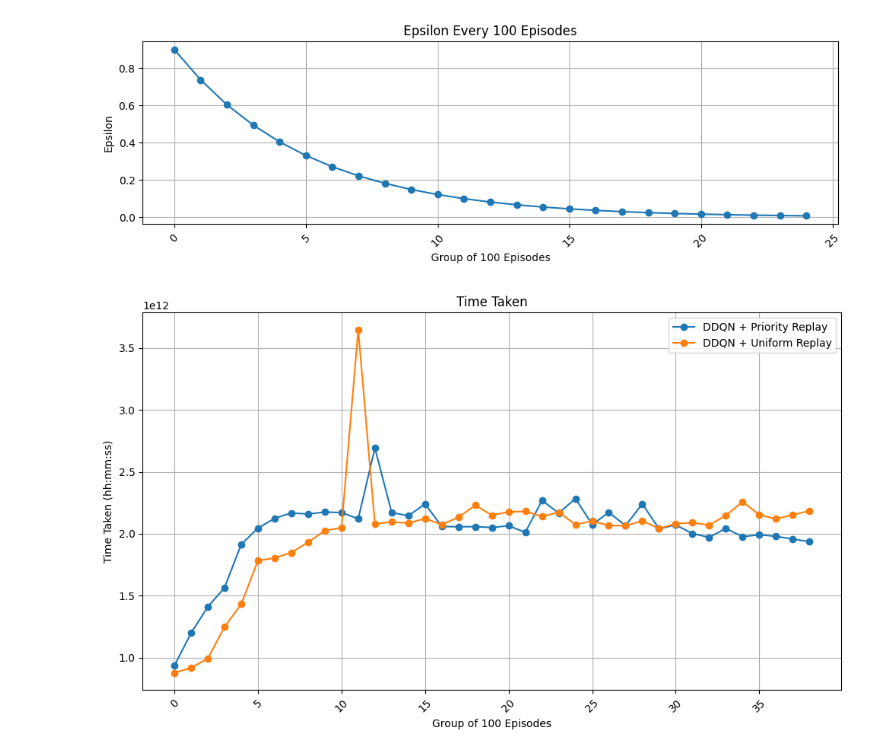
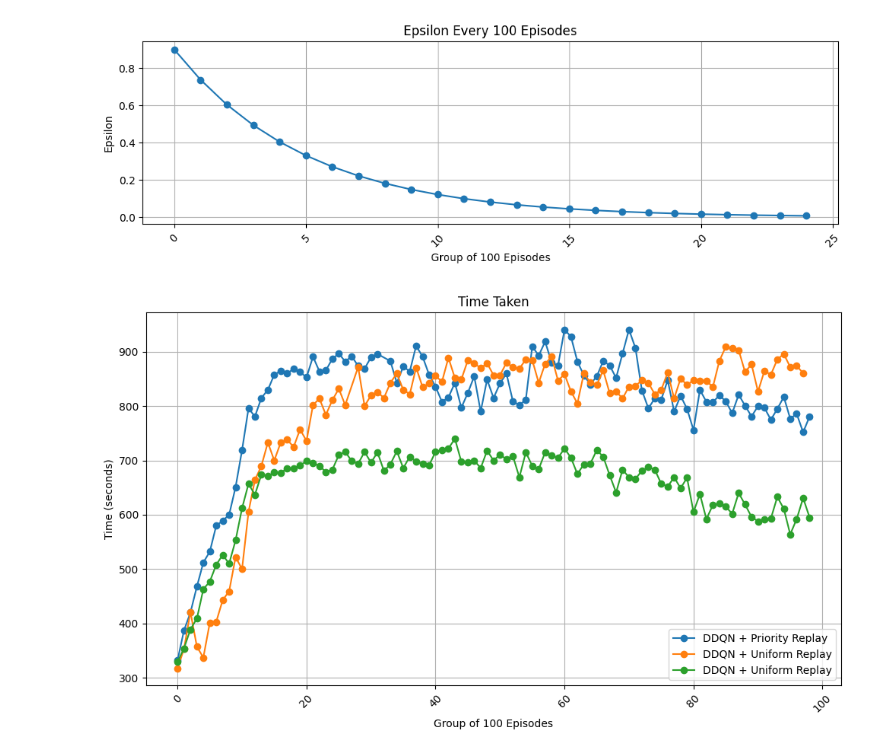
Before and after one commit to ken-tn/gymnasium-exploration, a Jupyter notebook: results-analyser.ipynb, the cells around one changed output. Saved outputs shown, nothing was run; the diff lists cells and outputs as text; code cells hidden in the pictures.

```diff
--- a/results-analyser.ipynb
+++ b/results-analyser.ipynb
@@ -6,23 +6,26 @@ import pickle
 experimentName = "combined_heuristic_convolution"
 with open("results/{}.pkl".format(experimentName), 'rb') as resultsFile:
     results = pickle.load(resultsFile)
-    del results[-1]
 
     df = pd.DataFrame(results)
 
 experimentName = "combined_heuristic_convolution_nopriority"
 with open("results/{}.pkl".format(experimentName), 'rb') as resultsFile:
     results = pickle.load(resultsFile)
-    del results[-1]
 
     df1 = pd.DataFrame(results)
 
 experimentName = "combined_heuristic_convolution_dqn"
 with open("results/{}.pkl".format(experimentName), 'rb') as resultsFile:
     results = pickle.load(resultsFile)
-    del results[-1]
 
     df2 = pd.DataFrame(results)
 
-def remove_last(group):
-    return group.iloc[:-1]
+def load_df(fileName, grouping = None):
+    with open("results/{}.pkl".format(fileName), 'rb') as resultsFile:
+        results = pickle.load(resultsFile)
+        df_temp = pd.DataFrame(results)
+        if grouping:
+            df_temp = df_temp.groupby((df_temp['episode']) // grouping)
+
+        return df_temp
@@ -105,37 +257,37 @@ plt.show()
 # %% [output]
 [figure]
 # %%
-# Calculate the time difference between consecutive steps
-df['time_diff'] = df['timestamp'].diff()
-df1['time_diff'] = df1['timestamp'].diff()
-
-# Compute the average time difference
-average_time_diff = df['time_diff'].mean()
-average_time_diff1 = df1['time_diff'].mean()
-
-# Filter out rows where the time difference is greater than the average time difference by a factor of 3
-df_filtered = df[df['time_diff'] <= 1 * average_time_diff]
-df_filtered1 = df1[df1['time_diff'] <= 1 * average_time_diff1]
-
 # Group the DataFrame by every 100 episodes
-grouped = df.groupby((df_filtered['episode']) // 250)
-grouped1 = df1.groupby((df_filtered1['episode']) // 250)
+grouped = df.groupby((df['episode']) // 100)
+grouped1 = df1.groupby((df1['episode']) // 100)
+grouped2 = df2.groupby((df2['episode']) // 100)
 
 # Calculate the time taken for every 100 episodes
-time_taken = grouped['timestamp'].max() - grouped['timestamp'].min().iloc[:-1]
-time_taken1 = grouped1['timestamp'].max() - grouped1['timestamp'].min().iloc[:-1]
+time_taken = (grouped['timestamp'].max() - grouped['timestamp'].min().iloc[:-1]).astype('timedelta64[s]')
+time_taken1 = (grouped1['timestamp'].max() - grouped1['timestamp'].min().iloc[:-1]).astype('timedelta64[s]')
+time_taken2 = (grouped2['timestamp'].max() - grouped2['timestamp'].min().iloc[:-1]).astype('timedelta64[s]')
+
+# Compute mean time difference and 5 times the average time difference
+dev = time_taken.std()
+threshold = 10.5 * dev
+
+# Filter out groups where the mean difference exceeds 5 times the average time difference
+filtered_grouped = time_taken[time_taken <= threshold]
+filtered_grouped1 = time_taken1[time_taken1 <= threshold]
+filtered_grouped2 = time_taken2[time_taken2 <= threshold]
 
 # Plotting
 plt.figure(figsize=(10, 6))
-time_taken.plot(marker='o', linestyle='-', label='DDQN + Priority Replay')
-time_taken1.plot(marker='o', linestyle='-', label='DDQN + Uniform Replay')
+filtered_grouped.plot(marker='o', linestyle='-', label='DDQN + Priority Replay')
+filtered_grouped1.plot(marker='o', linestyle='-', label='DDQN + Uniform Replay')
+filtered_grouped2.plot(marker='o', linestyle='-', label='DDQN + Uniform Replay')
 plt.title('Time Taken')
 plt.xlabel('Group of 100 Episodes')
-plt.ylabel('Time Taken (hh:mm:ss)')
+plt.ylabel('Time (seconds)')
 plt.legend()
 plt.grid(True)
 plt.xticks(rotation=45)
 plt.tight_layout()
 plt.show()
 # %% [output]
-[figure, old version]
+[figure, new version]
```
Also changed, not shown: parts of 9 cells of this notebook, 1 other file.
